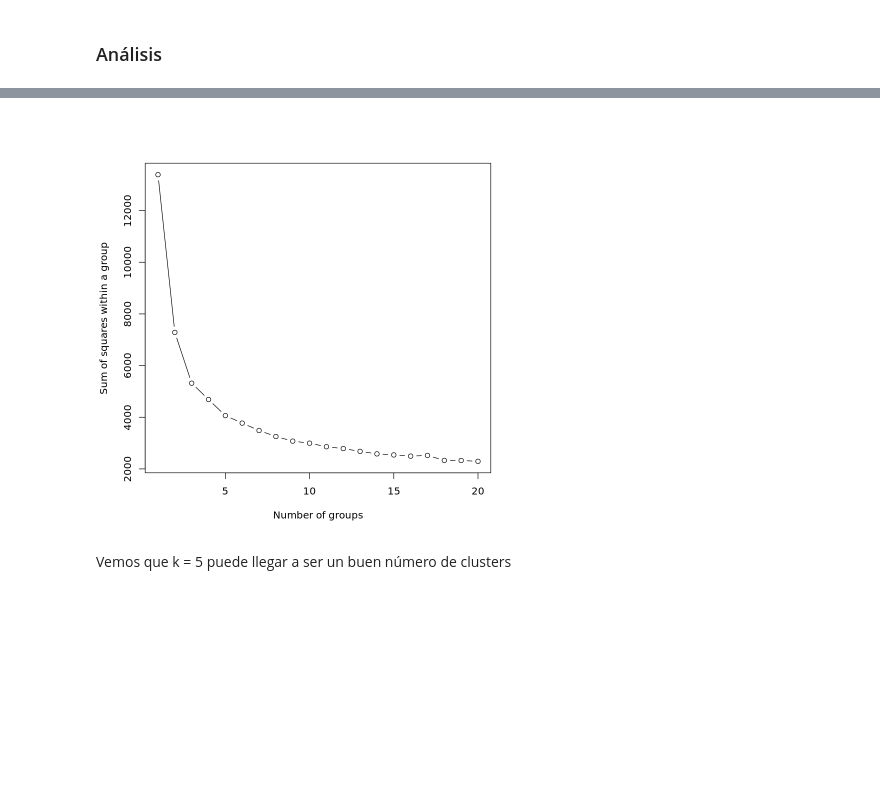
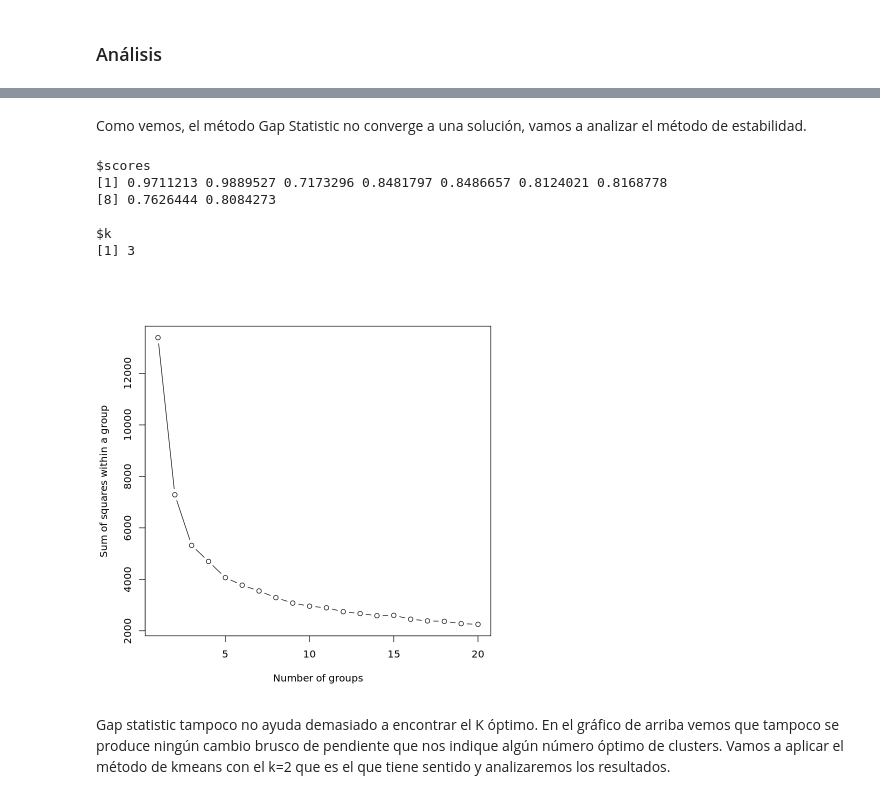
Before and after one commit to natimellino/mineria-de-datos, a Jupyter notebook: TPFinal.ipynb, the cells around one changed output, grey strips where cells are left out. Drawn from its saved outputs; the diff is of its cells as text; code cells hidden in the pictures; blank space fills up the shorter version.

```diff
--- a/TPFinal.ipynb
+++ b/TPFinal.ipynb
@@ -401,3 +477,14 @@ Warning message:
 [1] "Returning default value for k"
 [1] 2
+# %% [markdown]
+Como vemos, el método Gap Statistic no converge a una solución, vamos a analizar el método de estabilidad.
+# %%
+estabilidad(nba.transformado[-11], 10, 10)
+# %% [output]
+$scores
+[1] 0.9711213 0.9889527 0.7173296 0.8481797 0.8486657 0.8124021 0.8168778
+[8] 0.7626444 0.8084273
+
+$k
+[1] 3
 # %%
@@ -409,9 +496,9 @@ wssplot <- function(data, nc=15, seed=123){
                 plot(1:nc, wss, type="b", xlab="Number of groups",
                      ylab="Sum of squares within a group")}
 # %%
-wssplot(prcomp(nba.transformado[, -11])$x, nc = 20)
+wssplot(nba.transformado[, -11], nc = 20)
 # %% [output]
-[figure, old version]
+[figure, new version]
-# %% [markdown]
-Vemos que k = 5 puede llegar a ser un buen número de clusters
+# %% [markdown]
+Gap statistic tampoco no ayuda demasiado a encontrar el K óptimo. En el gráfico de arriba vemos que tampoco se produce ningún cambio brusco de pendiente que nos indique algún número óptimo de clusters. Vamos a aplicar el método de kmeans con el k=2 que es el que tiene sentido y analizaremos los resultados.
 # %%
```
Also changed, not shown: parts of 8 cells of this notebook.
